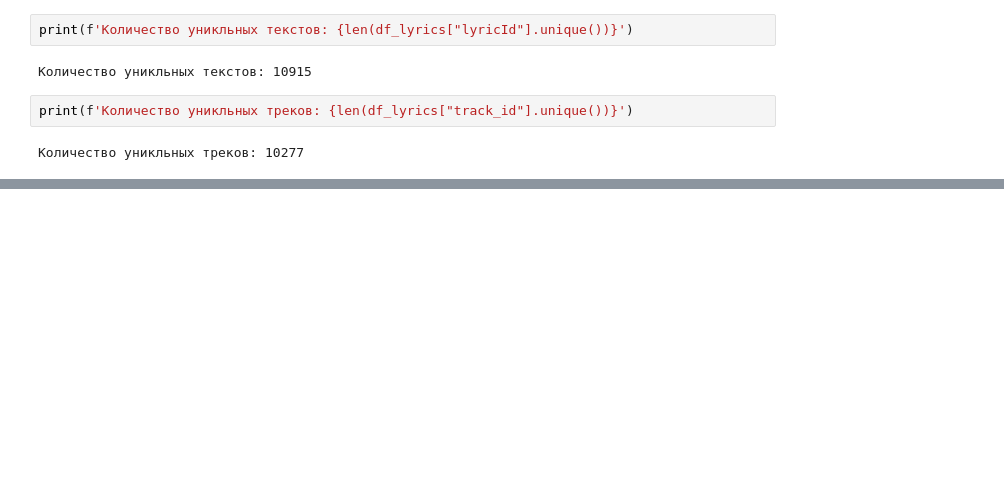
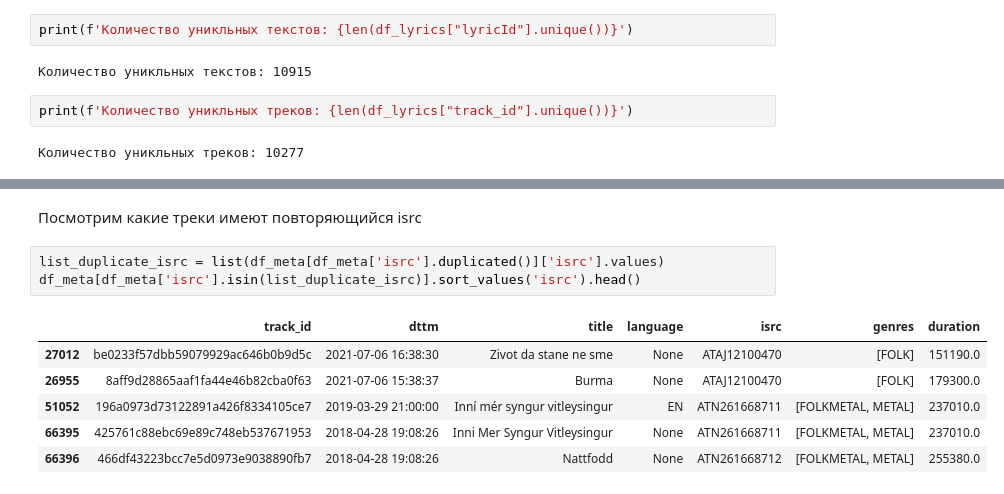
Before and after one commit to Musical-Detectives-Team/hakaton_yandex_music, a Jupyter notebook: EDA.ipynb, the cells around one changed output, grey strips where cells are left out. Saved outputs shown, nothing was run; the diff lists cells and outputs as text; blank space fills up the shorter version.

```diff
--- a/EDA.ipynb
+++ b/EDA.ipynb
@@ -202,0 +286,12 @@ len(df_ununic['track_id'].unique())
+# %% [markdown]
+Посмотрим какие треки имеют повторяющийся isrc
+# %%
+list_duplicate_isrc = list(df_meta[df_meta['isrc'].duplicated()]['isrc'].values)
+df_meta[df_meta['isrc'].isin(list_duplicate_isrc)].sort_values('isrc').head()
+# %% [output]
+|  | track_id | dttm | title | language | isrc | genres | duration |
+| 27012 | be0233f57dbb59079929ac646b0b9d5c | 2021-07-06 16:38:30 | Zivot da stane ne sme | None | ATAJ12100470 | [FOLK] | 151190.0 |
+| 26955 | 8aff9d28865aaf1fa44e46b82cba0f63 | 2021-07-06 15:38:37 | Burma | None | ATAJ12100470 | [FOLK] | 179300.0 |
+| 51052 | 196a0973d73122891a426f8334105ce7 | 2019-03-29 21:00:00 | Inní mér syngur vitleysingur | EN | ATN261668711 | [FOLKMETAL, METAL] | 237010.0 |
+| 66395 | 425761c88ebc69e89c748eb537671953 | 2018-04-28 19:08:26 | Inni Mer Syngur Vitleysingur | None | ATN261668711 | [FOLKMETAL, METAL] | 237010.0 |
+| 66396 | 466df43223bcc7e5d0973e9038890fb7 | 2018-04-28 19:08:26 | Nattfodd | None | ATN261668712 | [FOLKMETAL, METAL] | 255380.0 |
```
Also changed, not shown: parts of 52 cells of this notebook.
